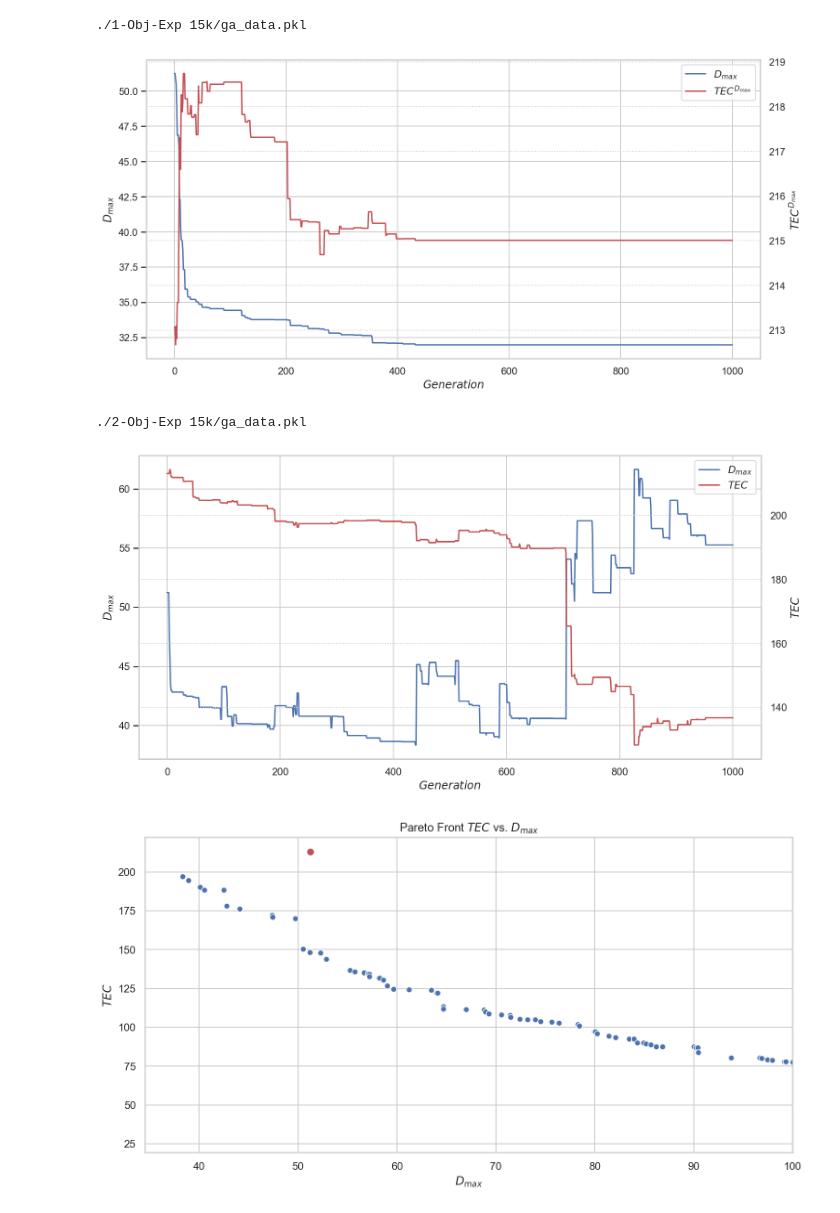
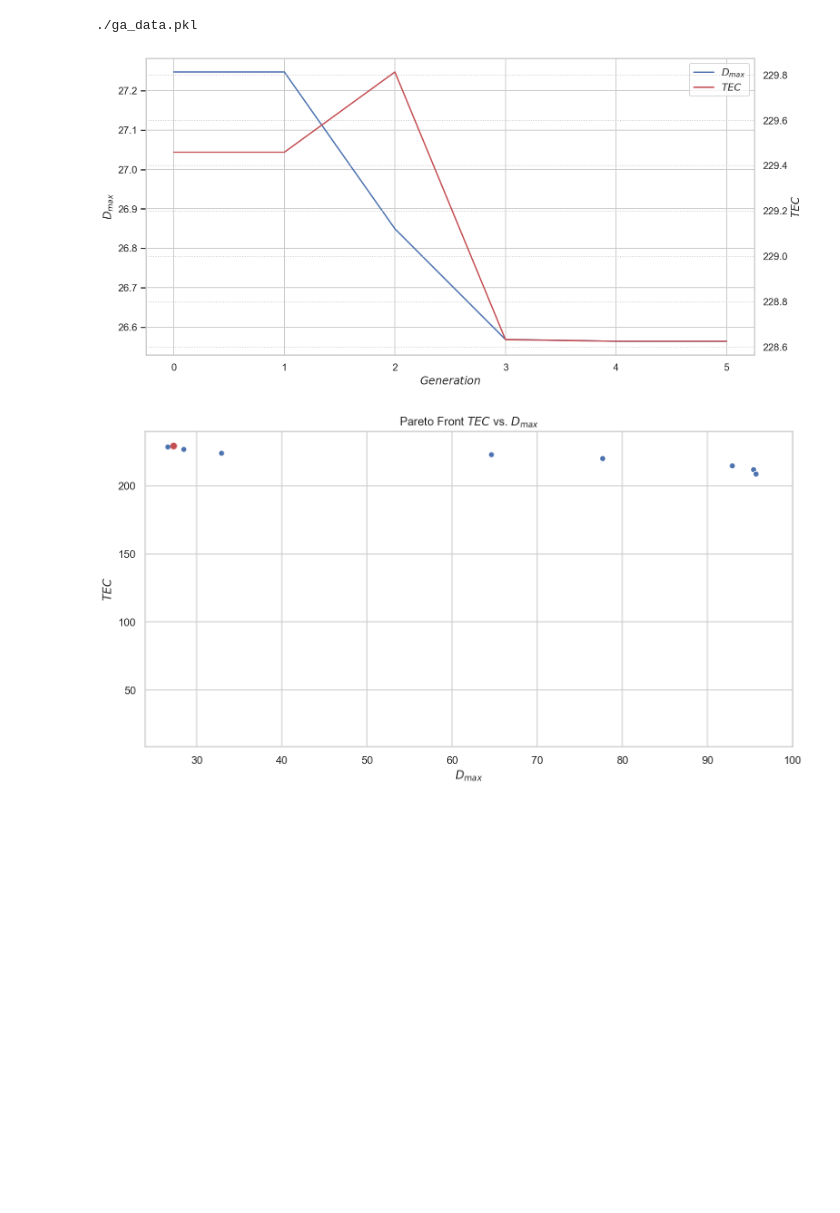
Before and after one commit to SinanSalman/mcta, a Jupyter notebook: ga_plots.ipynb, the cells around one changed output. Saved outputs shown, nothing was run; the diff lists cells and outputs as text; code cells hidden in the pictures; blank space fills up the shorter version.

```diff
--- a/ga_plots.ipynb
+++ b/ga_plots.ipynb
@@ -15,10 +15,11 @@ sb.set(rc={'figure.figsize': (12, 6.)})
 sb.set_style("whitegrid")
 
 OutputFiles = [
+                 './ga_data.pkl'
 #                './1-Obj-Exp/ga_data.pkl',
-               './1-Obj-Exp 15k/ga_data.pkl',
+#                './1-Obj-Exp 15k/ga_data.pkl',
 #                './2-Obj-Exp/ga_data.pkl',
-               './2-Obj-Exp 15k/ga_data.pkl'
+#                './2-Obj-Exp 15k/ga_data.pkl'
                 ]
 
 def ShowFigSpine(g):
@@ -108,10 +107,11 @@ sb.set(rc={'figure.figsize': (12, 6.)})
 sb.set_style("whitegrid")
 
 OutputFiles = [
+                './ga_data.pkl'
 #                './1-Obj-Exp/ga_data.pkl',
-               './1-Obj-Exp 15k/ga_data.pkl',
+#                './1-Obj-Exp 15k/ga_data.pkl',
 #                './2-Obj-Exp/ga_data.pkl',
-               './2-Obj-Exp 15k/ga_data.pkl'
+#                './2-Obj-Exp 15k/ga_data.pkl'
                 ]
 
 def PlotOutputFile(outputfile):
@@ -167,35 +167,33 @@ def PlotOutputFile(outputfile):
     line2 = ax2.plot(df['$Generation$'], df[y], "r-", label=y)
     ax2.grid(linestyle=':')
     ax2.set_ylabel(y)
     ax2.xaxis.set_ticks_position('none')
     ax2.yaxis.set_ticks_position('none')
 
     lns += line2
     labs = [l.get_label() for l in lns]
     ax1.legend(lns, labs, loc="upper right")
 #     plt.title("GA Run Results")
     plt.show()
 
     nObjectives = data['GA_Parameters']['nObjectives']
     if nObjectives>1:
         HoF = data['ParetoFront']
         df_hof = pd.DataFrame({'$D_{max}$': HoF[0],
                                '$TEC$': HoF[1]})
         #                    '$K}$': logbook['best_ind'][1],
         #                    '$E}$': logbook['best_ind'][2]})
         ax = sb.scatterplot(data=df_hof, x='$D_{max}$',y='$TEC$')
         plt.plot(df.loc[0]['$D_{max}$'],df.loc[0]['$TEC$'],'ro')
         ax.set_title('Pareto Front $TEC$ vs. $D_{max}$')
         m = df_hof['$D_{max}$'].min() *.9
         ax.set_xlim(m,100)
         plt.show()
 
 for f in OutputFiles:
     print(f)
     PlotOutputFile(f)
 # %% [output]
-./1-Obj-Exp 15k/ga_data.pkl
+./ga_data.pkl
-[figure, old version]
+[figure, new version]
-./2-Obj-Exp 15k/ga_data.pkl
-[figure, old version]
+[figure, new version]
-[figure, removed]
```
Also changed, not shown: parts of 1 cell of this notebook, 9 other files.
